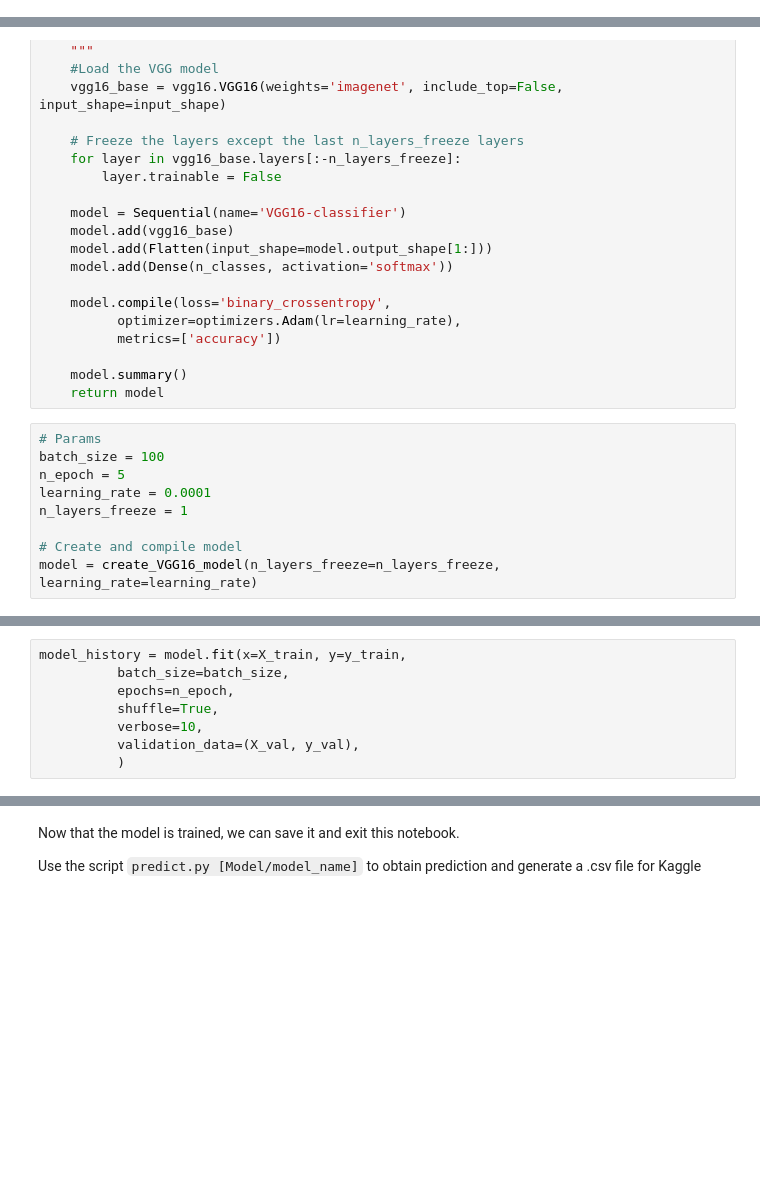
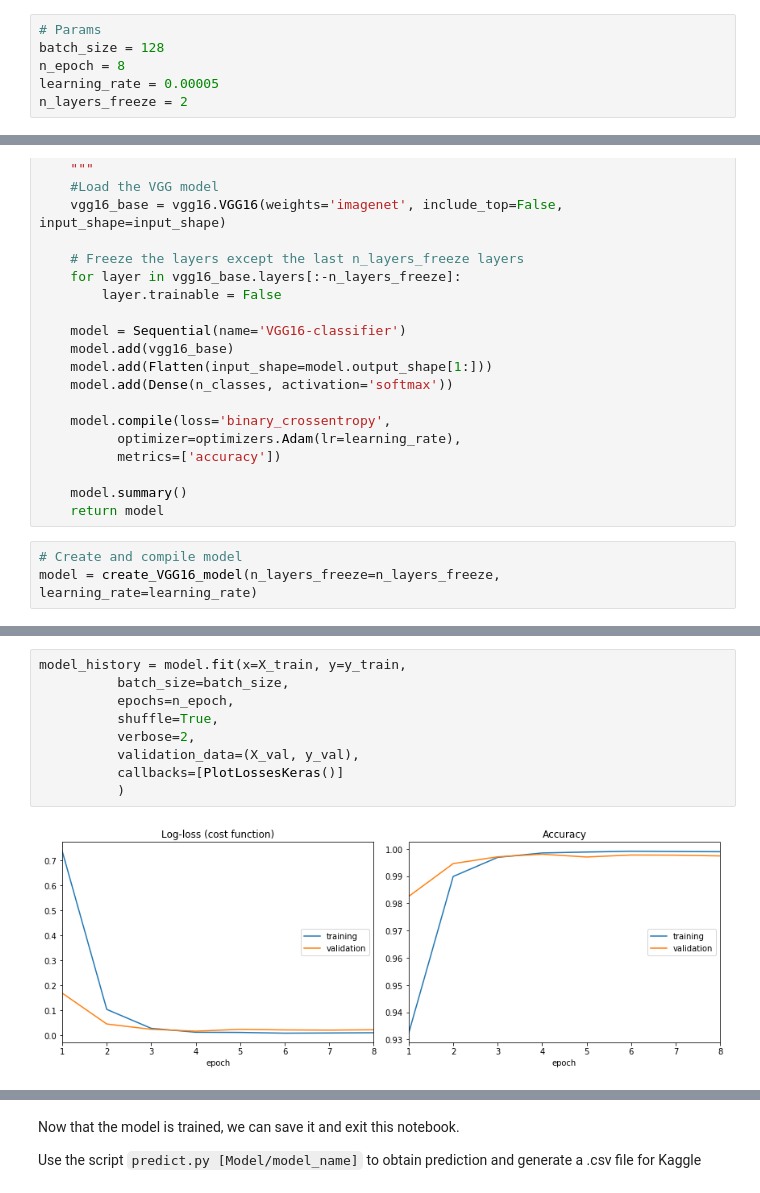
Before and after one commit to zhanglei1949/DistractedDriverDetection, a Jupyter notebook: main_training.ipynb, the cells around one changed output, grey strips where cells are left out. Saved outputs shown, nothing was run; the diff lists cells and outputs as text; blank space fills up the shorter version.

```diff
--- a/main_training.ipynb
+++ b/main_training.ipynb
@@ -42,3 +44,9 @@ Use the script `predict.py [Model/model_name]` to obtain prediction and generate
+# %%
+# Params
+batch_size = 128
+n_epoch = 8
+learning_rate = 0.00005
+n_layers_freeze = 2
 # %%
 import pandas as pd
 import cv2
@@ -226,11 +256,5 @@ def create_VGG16_model(n_classes=10, n_layers_freeze=1, input_shape=(224, 224, 3
     model.summary()
     return model
 # %%
-# Params
-batch_size = 100
-n_epoch = 5
-learning_rate = 0.0001
-n_layers_freeze = 1
-
 # Create and compile model
 model = create_VGG16_model(n_layers_freeze=n_layers_freeze, learning_rate=learning_rate)
@@ -239,11 +295,14 @@ print(device_lib.list_local_devices())
 # %%
 model_history = model.fit(x=X_train, y=y_train,
           batch_size=batch_size,
           epochs=n_epoch,
           shuffle=True,
-          verbose=10,
+          verbose=2,
           validation_data=(X_val, y_val),
+          callbacks=[PlotLossesKeras()]
           )
+# %% [output]
+[figure, added]
 # %%
 y_pred_val = model.predict(X_val, batch_size=batch_size, verbose=1)
 score_val = log_loss(y_val, y_pred_val)
```
Also changed, not shown: parts of 11 cells of this notebook.
